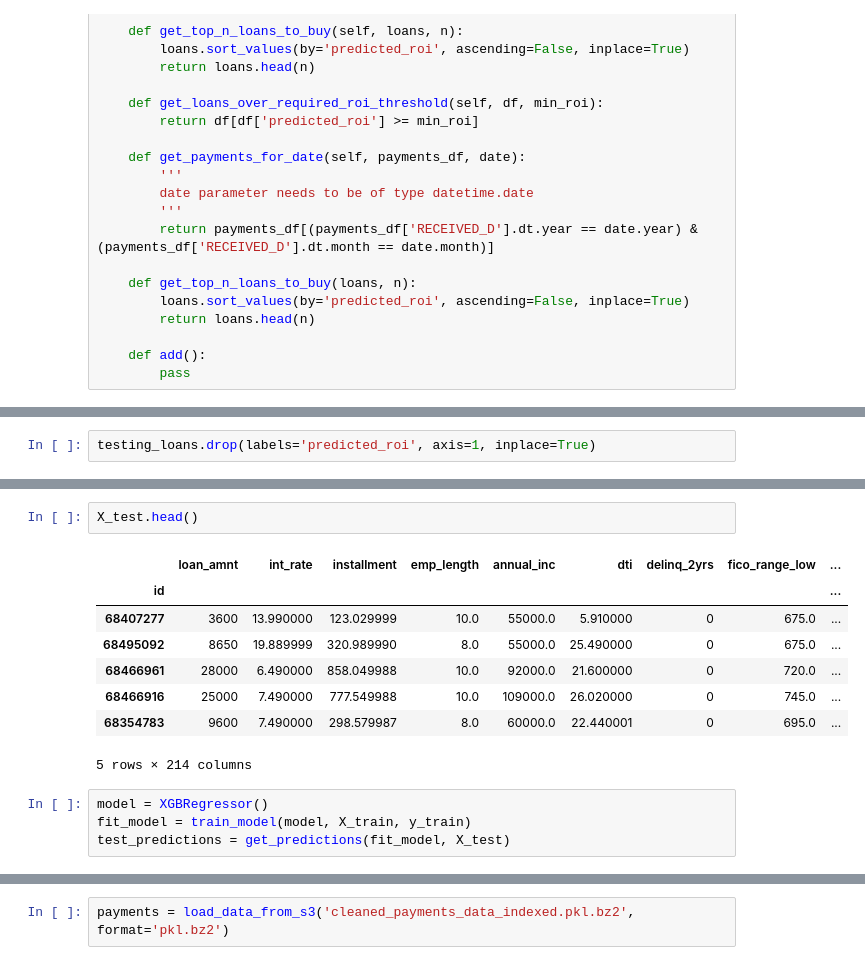
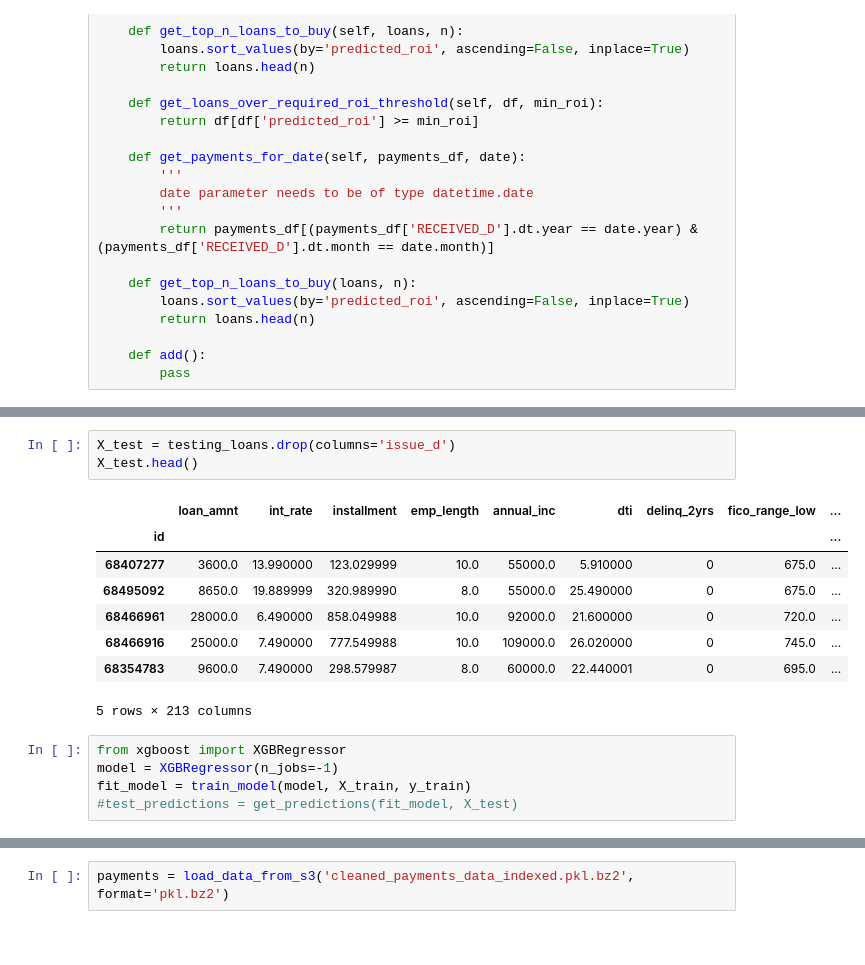
Before and after one commit to Booleans/consumer-loan-investment-strategy-simulator, a Jupyter notebook: AWS-portfolio-simulation.ipynb, the cells around one changed output, grey strips where cells are left out. Saved outputs shown, nothing was run; the diff lists cells and outputs as text.

```diff
--- a/AWS-portfolio-simulation.ipynb
+++ b/AWS-portfolio-simulation.ipynb
@@ -360,3 +339 @@ training_loans = pd.read_pickle('data/cleaned_training_loans_indexed.pkl.bz2')
 testing_loans = pd.read_pickle('data/cleaned_testing_loans.pkl.bz2')
-# %%
-testing_loans.drop(labels='predicted_roi', axis=1, inplace=True)
@@ -377,15 +354,17 @@ X_train.head()
-# %%
-X_test.head()
-# %% [output]
-|  | loan_amnt | int_rate | installment | emp_length | annual_inc | dti | delinq_2yrs | fico_range_low | ... |
-| id |  |  |  |  |  |  |  |  | ... |
-| 68407277 | 3600 | 13.990000 | 123.029999 | 10.0 | 55000.0 | 5.910000 | 0 | 675.0 | ... |
-| 68495092 | 8650 | 19.889999 | 320.989990 | 8.0 | 55000.0 | 25.490000 | 0 | 675.0 | ... |
-| 68466961 | 28000 | 6.490000 | 858.049988 | 10.0 | 92000.0 | 21.600000 | 0 | 720.0 | ... |
-| 68466916 | 25000 | 7.490000 | 777.549988 | 10.0 | 109000.0 | 26.020000 | 0 | 745.0 | ... |
-| 68354783 | 9600 | 7.490000 | 298.579987 | 8.0 | 60000.0 | 22.440001 | 0 | 695.0 | ... |
-5 rows × 214 columns
+# %%
+X_test = testing_loans.drop(columns='issue_d')
+X_test.head()
+# %% [output]
+|  | loan_amnt | int_rate | installment | emp_length | annual_inc | dti | delinq_2yrs | fico_range_low | ... |
+| id |  |  |  |  |  |  |  |  | ... |
+| 68407277 | 3600.0 | 13.990000 | 123.029999 | 10.0 | 55000.0 | 5.910000 | 0 | 675.0 | ... |
+| 68495092 | 8650.0 | 19.889999 | 320.989990 | 8.0 | 55000.0 | 25.490000 | 0 | 675.0 | ... |
+| 68466961 | 28000.0 | 6.490000 | 858.049988 | 10.0 | 92000.0 | 21.600000 | 0 | 720.0 | ... |
+| 68466916 | 25000.0 | 7.490000 | 777.549988 | 10.0 | 109000.0 | 26.020000 | 0 | 745.0 | ... |
+| 68354783 | 9600.0 | 7.490000 | 298.579987 | 8.0 | 60000.0 | 22.440001 | 0 | 695.0 | ... |
+5 rows × 213 columns
 # %%
-model = XGBRegressor()
+from xgboost import XGBRegressor
+model = XGBRegressor(n_jobs=-1)
 fit_model = train_model(model, X_train, y_train)
-test_predictions = get_predictions(fit_model, X_test)
+#test_predictions = get_predictions(fit_model, X_test)
```
Also changed, not shown: parts of 30 cells of this notebook, 5 other files.
